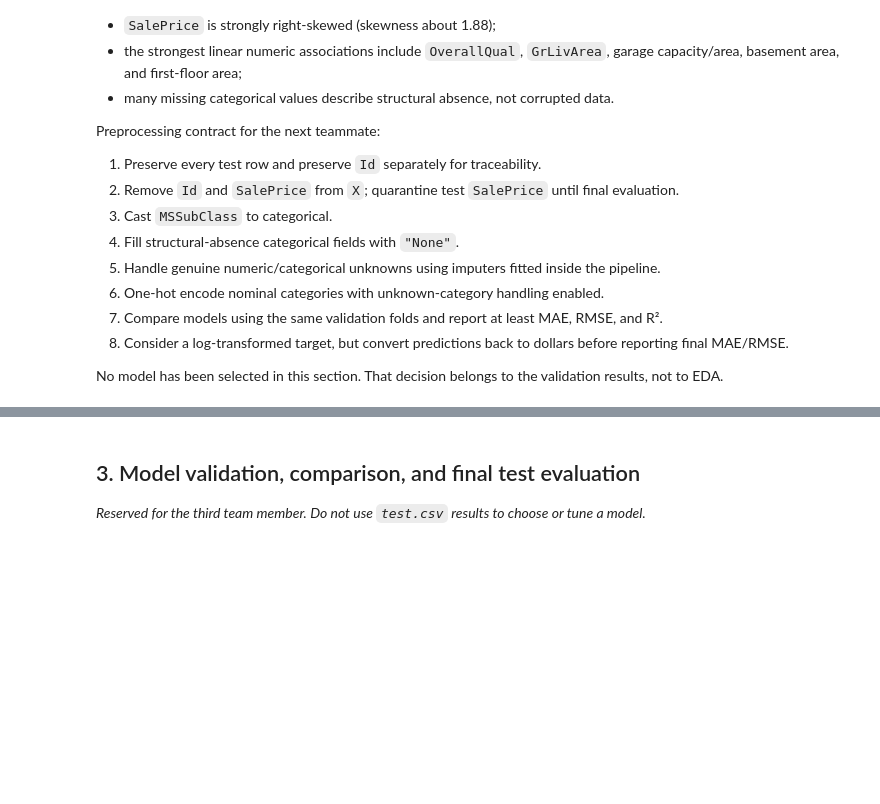
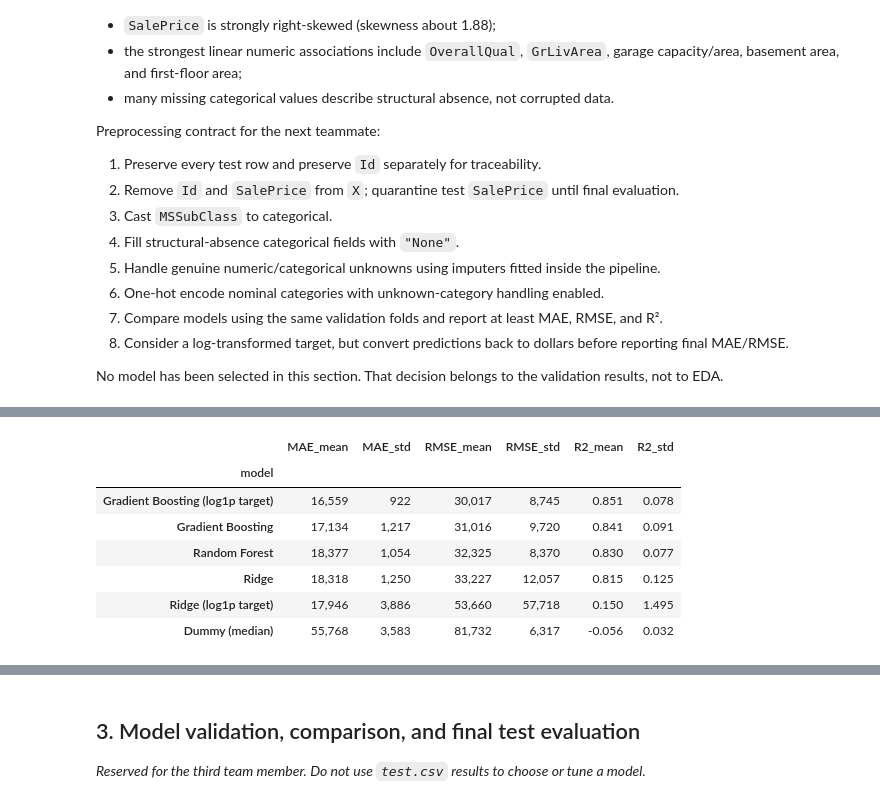
Before and after one commit to dench1k1ng/ml_midterm, a Jupyter notebook: main.ipynb, the cells around one changed output, grey strips where cells are left out. Drawn from its saved outputs; the diff is of its cells as text; code cells hidden in the pictures; blank space fills up the shorter version.

```diff
--- a/main.ipynb
+++ b/main.ipynb
@@ -431,0 +464,50 @@ _Reserved for the second team member._
+# %%
+preprocessor = ColumnTransformer([
+    ("num", make_pipeline(SimpleImputer(strategy="median", add_indicator=True), StandardScaler()),
+     numeric_features),
+    ("cat", make_pipeline(SimpleImputer(strategy="most_frequent"),
+                          OneHotEncoder(handle_unknown="ignore", sparse_output=False)),
+     categorical_features),
+])
+
+
+def make_model(estimator, log_target=False):
+    if log_target:
+        # Fit on log1p(price); predictions are inverse-transformed, so metrics stay in dollars.
+        estimator = TransformedTargetRegressor(regressor=estimator, func=np.log1p, inverse_func=np.expm1)
+    return Pipeline([("preprocess", preprocessor), ("model", estimator)])
+
+
+models = {
+    "Dummy (median)": make_model(DummyRegressor(strategy="median")),
+    "Ridge": make_model(Ridge(alpha=10.0)),
+    "Ridge (log1p target)": make_model(Ridge(alpha=10.0), log_target=True),
+    "Random Forest": make_model(RandomForestRegressor(n_estimators=300, random_state=RANDOM_STATE, n_jobs=-1)),
+    "Gradient Boosting": make_model(GradientBoostingRegressor(random_state=RANDOM_STATE)),
+    "Gradient Boosting (log1p target)": make_model(GradientBoostingRegressor(random_state=RANDOM_STATE), log_target=True),
+}
+# %%
+cv = KFold(n_splits=5, shuffle=True, random_state=RANDOM_STATE)  # same folds for every model
+scoring = {"MAE": "neg_mean_absolute_error", "RMSE": "neg_root_mean_squared_error", "R2": "r2"}
+
+rows = []
+for name, model in models.items():
+    scores = cross_validate(model, X, y, cv=cv, scoring=scoring)
+    row = {"model": name}
+    for metric in scoring:
+        values = scores[f"test_{metric}"] * (-1 if metric != "R2" else 1)
+        row[f"{metric}_mean"], row[f"{metric}_std"] = values.mean(), values.std()
+    rows.append(row)
+
+cv_results = pd.DataFrame(rows).set_index("model").sort_values("RMSE_mean")
+cv_results.to_csv(ARTIFACT_DIR / "cv_results.csv")
+display(cv_results.style.format({c: "{:,.0f}" for c in cv_results if not c.startswith("R2")} | {"R2_mean": "{:.3f}", "R2_std": "{:.3f}"}))
+# %% [output]
+|  | MAE_mean | MAE_std | RMSE_mean | RMSE_std | R2_mean | R2_std |
+| model |  |  |  |  |  |  |
+| Gradient Boosting (log1p target) | 16,559 | 922 | 30,017 | 8,745 | 0.851 | 0.078 |
+| Gradient Boosting | 17,134 | 1,217 | 31,016 | 9,720 | 0.841 | 0.091 |
+| Random Forest | 18,377 | 1,054 | 32,325 | 8,370 | 0.830 | 0.077 |
+| Ridge | 18,318 | 1,250 | 33,227 | 12,057 | 0.815 | 0.125 |
+| Ridge (log1p target) | 17,946 | 3,886 | 53,660 | 57,718 | 0.150 | 1.495 |
+| Dummy (median) | 55,768 | 3,583 | 81,732 | 6,317 | -0.056 | 0.032 |
```
Also changed, not shown: parts of 11 cells of this notebook, 5 other files.
